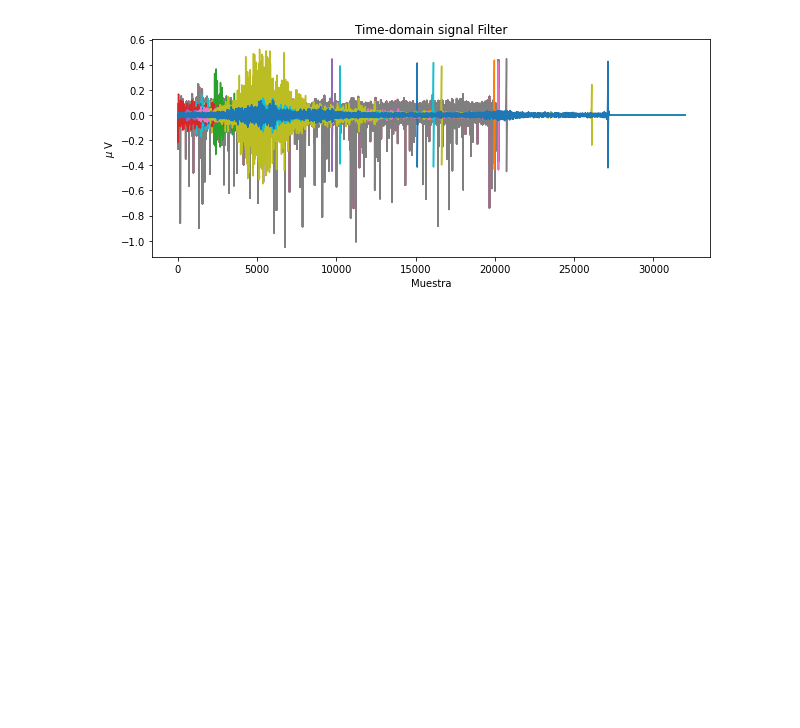
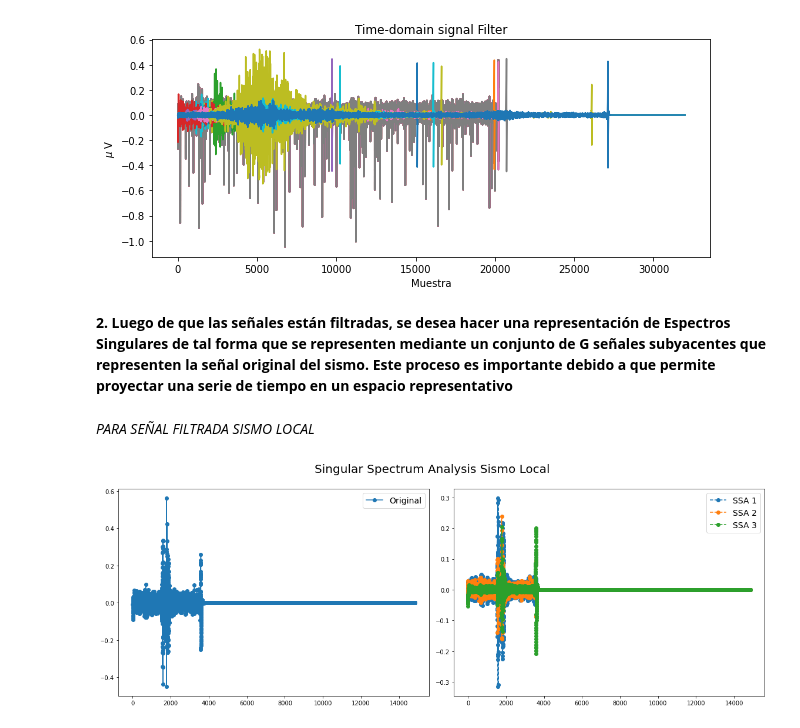
Before and after one commit to StivenVelasquez/Analisis-Multivariado-de-Seniales-Sismograficas, a Jupyter notebook: Mini_proyecto_1_Análisis_Multivariado_de_Señales_Sismográficas.ipynb, the cells around one changed output. Saved outputs shown, nothing was run; the diff lists cells and outputs as text; code cells hidden in the pictures; blank space fills up the shorter version.

Commit message:
Representación de Espectros Singulares

```diff
--- a/Mini_proyecto_1_Análisis_Multivariado_de_Señales_Sismográficas.ipynb
+++ b/Mini_proyecto_1_Análisis_Multivariado_de_Señales_Sismográficas.ipynb
@@ -313,3 +313,35 @@ plt.show()
 # %% [output]
 [figure]
 [figure]
+# %% [markdown]
+**2. Luego de que las señales están filtradas, se desea hacer una representación de Espectros Singulares de tal forma que se representen mediante un conjunto de G señales subyacentes que representen la señal original del sismo. Este proceso es importante debido a que permite proyectar una serie de tiempo en un espacio representativo**
+# %%
+def decompose_time_series(X, title):
+
+    # Perform Singular Spectrum Analysis
+    groups = 3
+    ssa = SingularSpectrumAnalysis(window_size=groups)
+    X_ssa = ssa.fit_transform(X)
+
+    # Plot the results for the first time series and its subseries
+    plt.figure(figsize=(16, 6))
+    idSignal = 3
+    ax1 = plt.subplot(121)
+    ax1.plot(X[idSignal], 'o-', label='Original')
+    ax1.legend(loc='best', fontsize=14)
+
+    ax2 = plt.subplot(122)
+    for i in range(groups):
+        ax2.plot(X_ssa[idSignal, i], 'o--', label='SSA {0}'.format(i + 1))
+    ax2.legend(loc='best', fontsize=14)
+
+    plt.suptitle(title, fontsize=20)
+    plt.tight_layout()
+    plt.subplots_adjust(top=0.88)
+    plt.show()
+# %% [markdown]
+*PARA SEÑAL FILTRADA SISMO LOCAL*
+# %%
+decompose_time_series(Y_filt_Sismo_Local, 'Singular Spectrum Analysis Sismo Local' )
+# %% [output]
+[figure, added]
```
Also changed, not shown: parts of 4 cells of this notebook.
